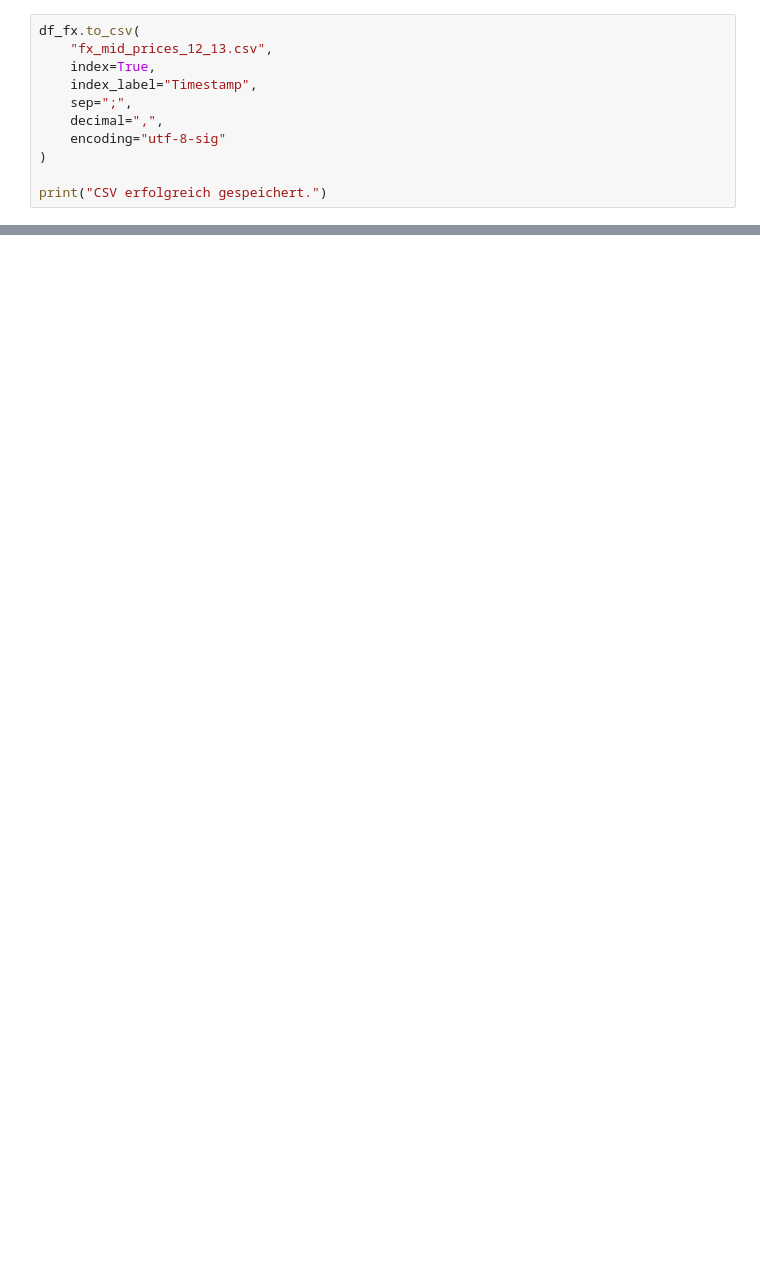
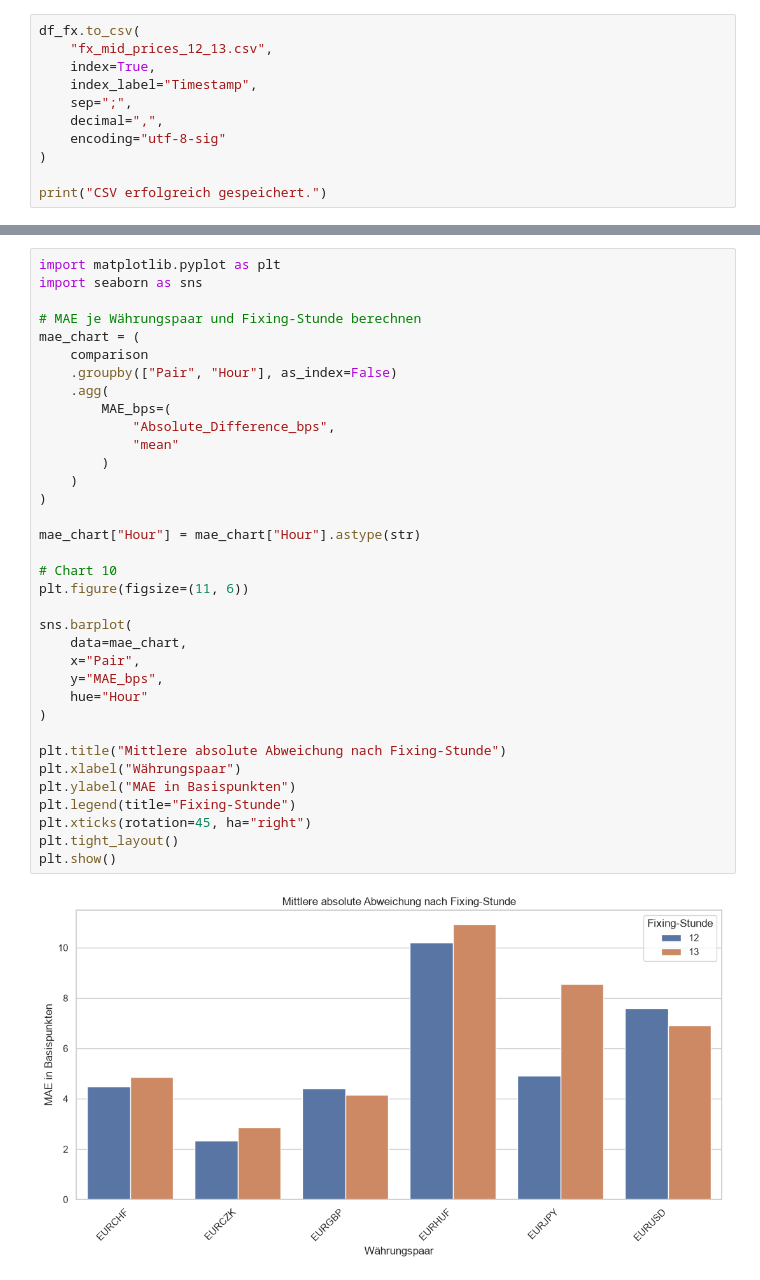
Before and after one commit to hrtwhl/WMR-Fixing, a Jupyter notebook: analysis.ipynb, the cells around one changed output, grey strips where cells are left out. Cells and saved outputs as stored; diff of their text form; blank space fills up the shorter version.

```diff
--- a/analysis.ipynb
+++ b/analysis.ipynb
@@ -223,0 +689,37 @@ print("CSV erfolgreich gespeichert.")
+# %%
+import matplotlib.pyplot as plt
+import seaborn as sns
+
+# MAE je Währungspaar und Fixing-Stunde berechnen
+mae_chart = (
+    comparison
+    .groupby(["Pair", "Hour"], as_index=False)
+    .agg(
+        MAE_bps=(
+            "Absolute_Difference_bps",
+            "mean"
+        )
+    )
+)
+
+mae_chart["Hour"] = mae_chart["Hour"].astype(str)
+
+# Chart 10
+plt.figure(figsize=(11, 6))
+
+sns.barplot(
+    data=mae_chart,
+    x="Pair",
+    y="MAE_bps",
+    hue="Hour"
+)
+
+plt.title("Mittlere absolute Abweichung nach Fixing-Stunde")
+plt.xlabel("Währungspaar")
+plt.ylabel("MAE in Basispunkten")
+plt.legend(title="Fixing-Stunde")
+plt.xticks(rotation=45, ha="right")
+plt.tight_layout()
+plt.show()
+# %% [output]
+[figure, added]
```
Also changed, not shown: parts of 32 cells of this notebook, 1 other file.
